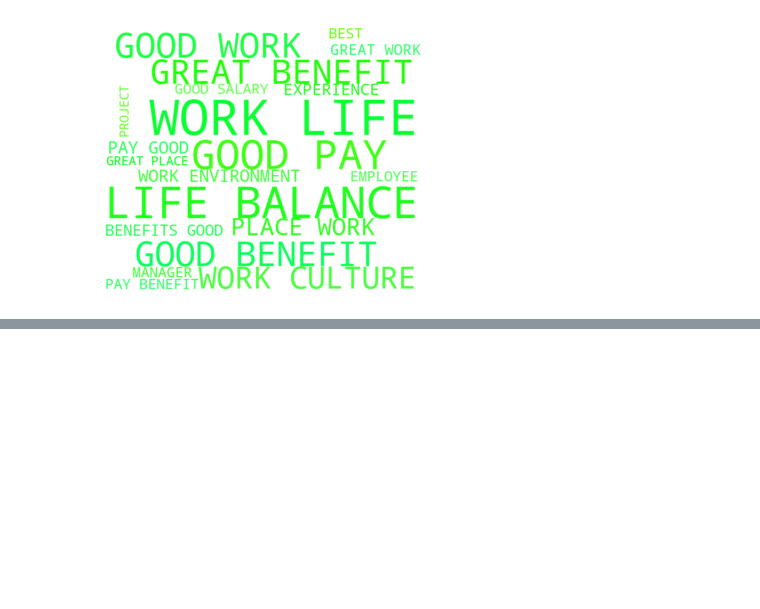
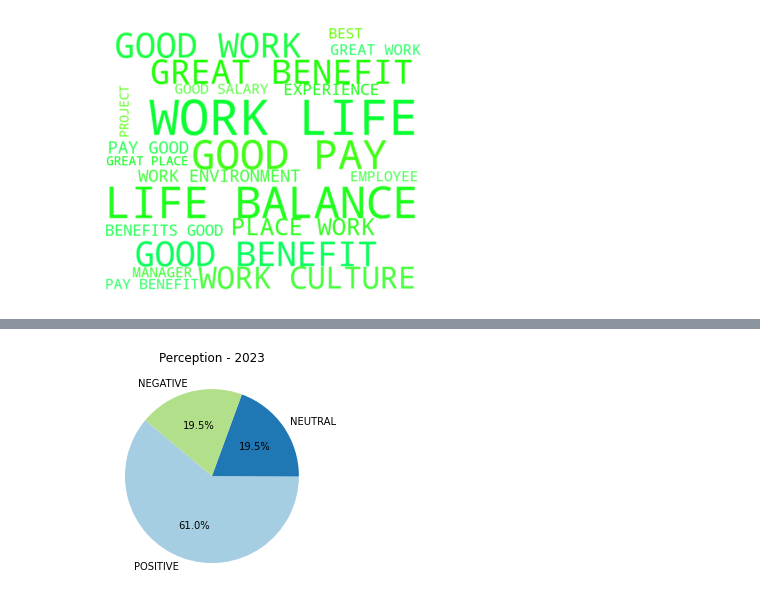
Before and after one commit to kevinmiguel97/Revelio-Labs, a Jupyter notebook: Revelio Notebook.ipynb, the cells around one changed output, grey strips where cells are left out. Saved outputs shown, nothing was run; the diff lists cells and outputs as text; code cells hidden in the pictures; blank space fills up the shorter version.

```diff
--- a/Revelio Notebook.ipynb
+++ b/Revelio Notebook.ipynb
@@ -362,0 +365,21 @@ plt.show()
+# %%
+# Filter data for specified companies
+selected_companies = ['Microsoft Corp.', 'Alphabet, Inc.', 'Apple, Inc.', 'Meta Platforms, Inc.', 'Amazon.com, Inc.', 'Netflix, Inc.']
+df = df_sentment[df_sentment['company'].isin(selected_companies)]
+
+# Filter for time of interest
+df = df[(df['review_date_time'] >= '2022-12-01') & (df['review_date_time'] <= '2023-12-31')]
+
+# Create a DataFrame with the distribution of 'rating_business_outlook'
+rating_distribution = df['rating_business_outlook'].value_counts(normalize=True).reset_index()
+rating_distribution.columns = ['Rating', 'Percentage']
+
+# Plot the percentage distribution as a pie chart
+plt.figure(figsize=(4, 4))
+plt.pie(rating_distribution['Percentage'] * 100, labels=rating_distribution['Rating'], autopct='%1.1f%%', startangle=140, colors=plt.cm.Paired.colors)
+plt.title('Perception - 2023')
+
+plt.savefig('plots/opinions_2023')
+plt.show()
+# %% [output]
+[figure, added]
```
Also changed, not shown: parts of 1 cell of this notebook, 3 other files.
